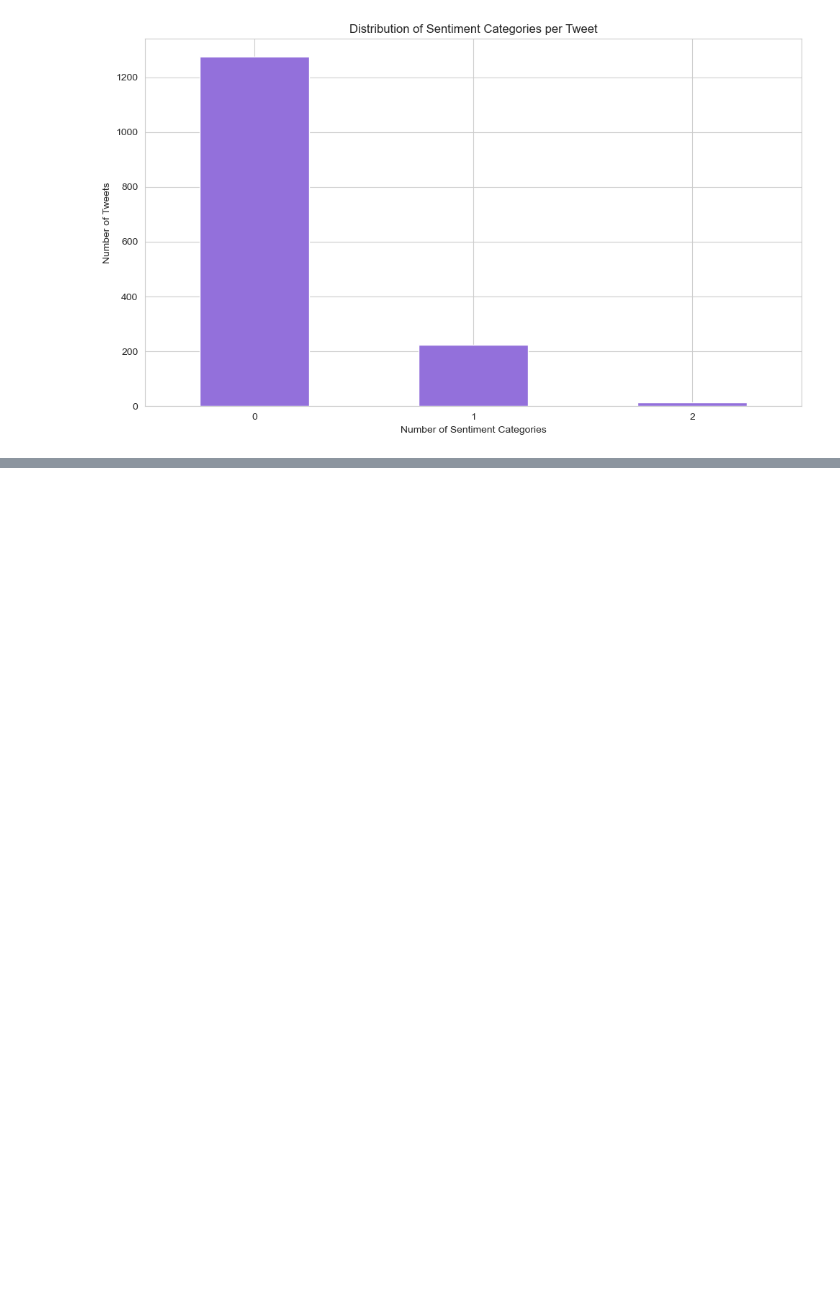
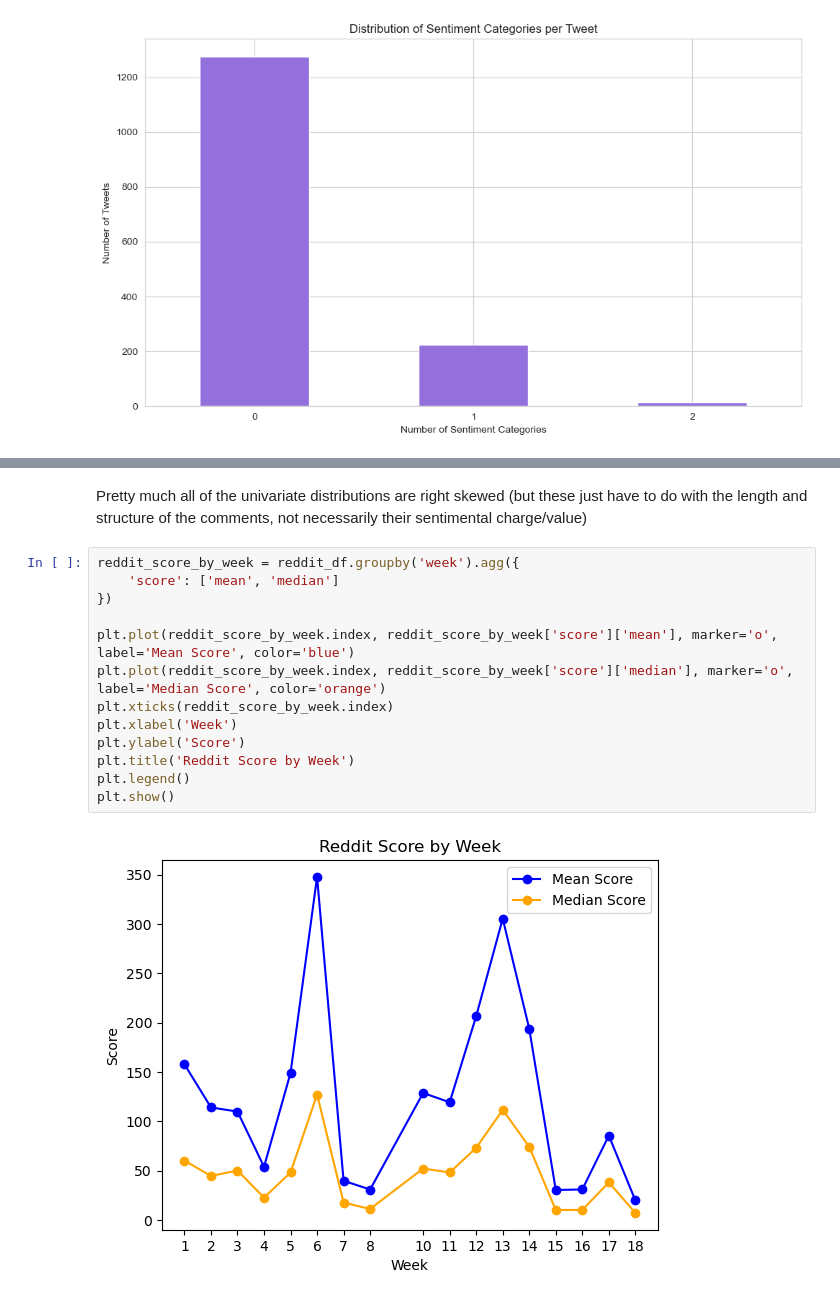
Before and after one commit to ryanjamesyu2/sentiment-performance-connection, a Jupyter notebook: sentiment_data_eda.ipynb, the cells around one changed output, grey strips where cells are left out. Saved outputs shown, nothing was run; the diff lists cells and outputs as text; blank space fills up the shorter version.

```diff
--- a/sentiment_data_eda.ipynb
+++ b/sentiment_data_eda.ipynb
@@ -294,0 +399,17 @@ Jalen Hurts is the best quarterback in Eagles history. And it kills yall inside
+# %% [markdown]
+Pretty much all of the univariate distributions are right skewed (but these just have to do with the length and structure of the comments, not necessarily their sentimental charge/value)
+# %%
+reddit_score_by_week = reddit_df.groupby('week').agg({
+    'score': ['mean', 'median']
+})
+
+plt.plot(reddit_score_by_week.index, reddit_score_by_week['score']['mean'], marker='o', label='Mean Score', color='blue')
+plt.plot(reddit_score_by_week.index, reddit_score_by_week['score']['median'], marker='o', label='Median Score', color='orange')
+plt.xticks(reddit_score_by_week.index)
+plt.xlabel('Week')
+plt.ylabel('Score')
+plt.title('Reddit Score by Week')
+plt.legend()
+plt.show()
+# %% [output]
+[figure, added]
```
Also changed, not shown: parts of 15 cells of this notebook, 1 other file.
